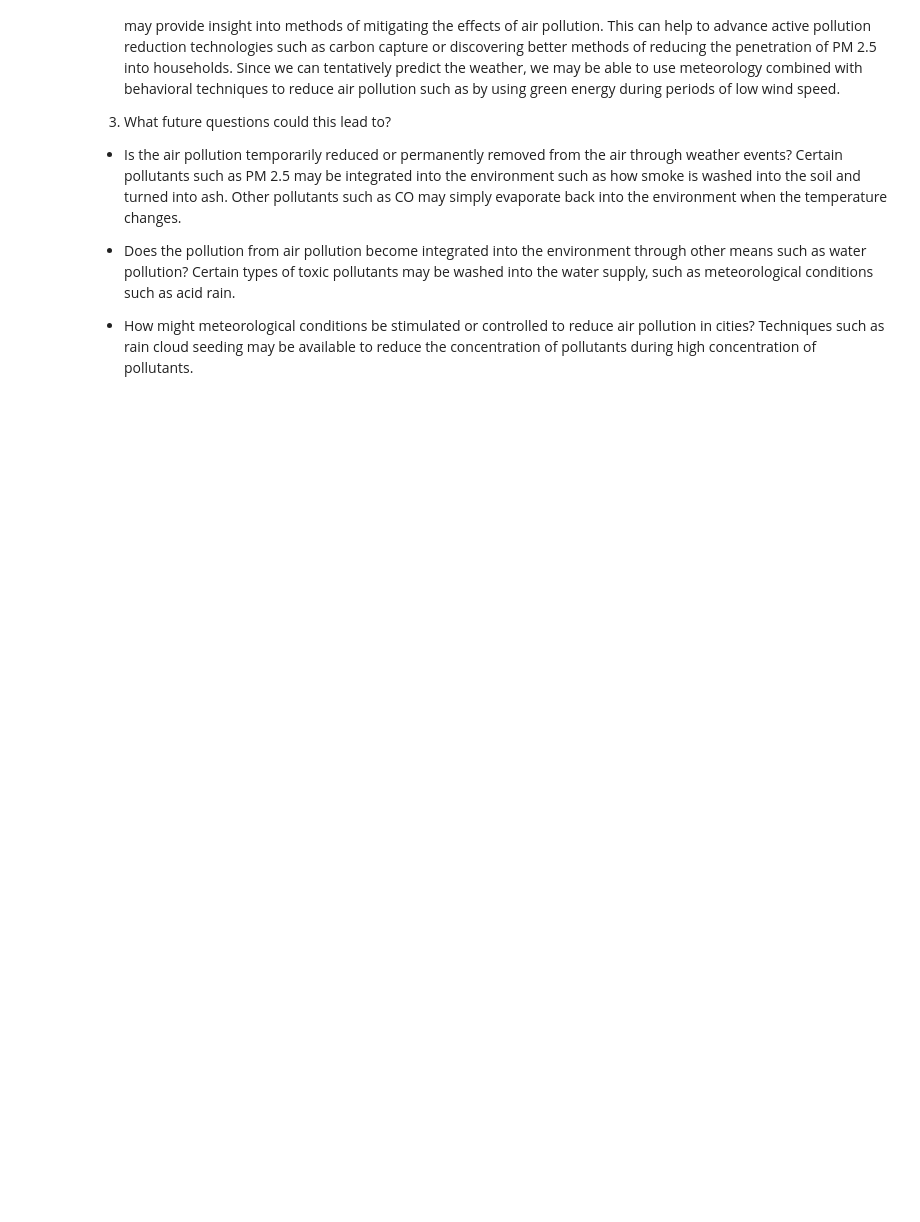
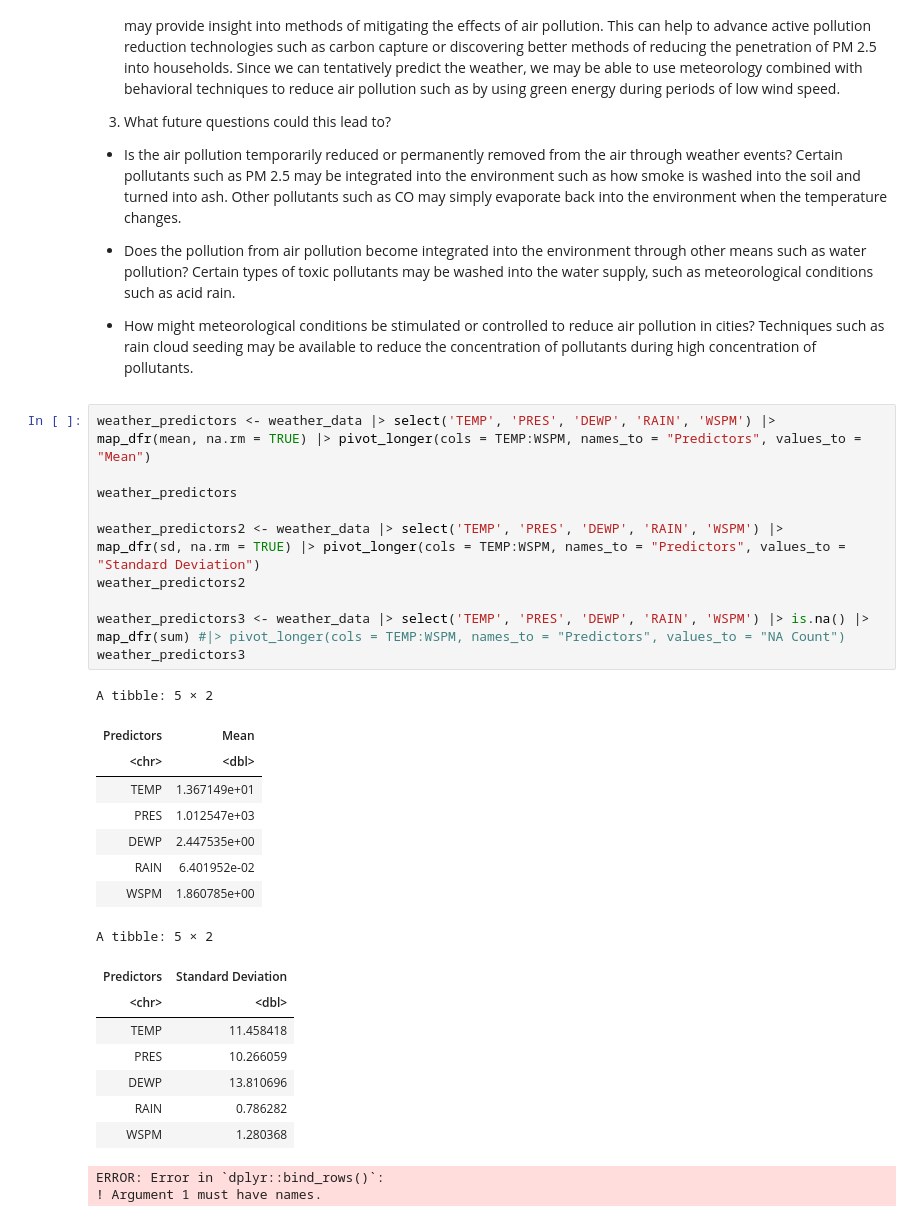
Before and after one commit to Noname397/dsci100groupproject96, a Jupyter notebook: WEATHER DATA.ipynb, the cells around one changed output. Saved outputs shown, nothing was run; the diff lists cells and outputs as text; blank space fills up the shorter version.

Commit message:
Attempted Table Summary Statistics
Weather_predictors 3 is not finished

```diff
--- a/WEATHER DATA.ipynb
+++ b/WEATHER DATA.ipynb
@@ -214,3 +214,35 @@ Certain types of toxic pollutants may be washed into the water supply, such as m
 
 - How might meteorological conditions be stimulated or controlled to reduce air pollution in cities?
 Techniques such as rain cloud seeding may be available to reduce the concentration of pollutants during high concentration of pollutants.
+# %%
+weather_predictors <- weather_data |> select('TEMP', 'PRES', 'DEWP', 'RAIN', 'WSPM') |>
+map_dfr(mean, na.rm = TRUE) |> pivot_longer(cols = TEMP:WSPM, names_to = "Predictors", values_to = "Mean")
+
+weather_predictors
+
+weather_predictors2 <- weather_data |> select('TEMP', 'PRES', 'DEWP', 'RAIN', 'WSPM') |>
+map_dfr(sd, na.rm = TRUE) |> pivot_longer(cols = TEMP:WSPM, names_to = "Predictors", values_to = "Standard Deviation")
+weather_predictors2
+
+weather_predictors3 <- weather_data |> select('TEMP', 'PRES', 'DEWP', 'RAIN', 'WSPM') |> is.na() |>
+map_dfr(sum) #|> pivot_longer(cols = TEMP:WSPM, names_to = "Predictors", values_to = "NA Count")
+weather_predictors3
+# %% [output]
+A tibble: 5 × 2
+| Predictors | Mean |
+| <chr> | <dbl> |
+| TEMP | 1.367149e+01 |
+| PRES | 1.012547e+03 |
+| DEWP | 2.447535e+00 |
+| RAIN | 6.401952e-02 |
+| WSPM | 1.860785e+00 |
+A tibble: 5 × 2
+| Predictors | Standard Deviation |
+| <chr> | <dbl> |
+| TEMP | 11.458418 |
+| PRES | 10.266059 |
+| DEWP | 13.810696 |
+| RAIN | 0.786282 |
+| WSPM | 1.280368 |
+ERROR: Error in `dplyr::bind_rows()`:
+! Argument 1 must have names.
```
